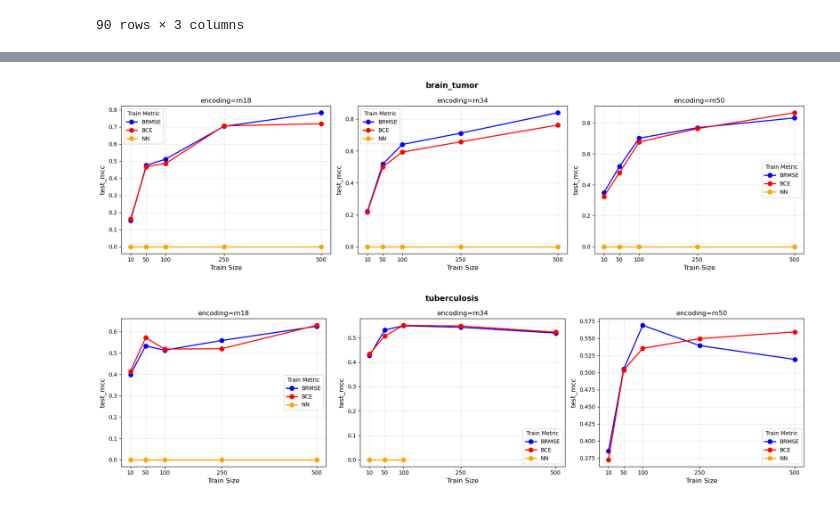
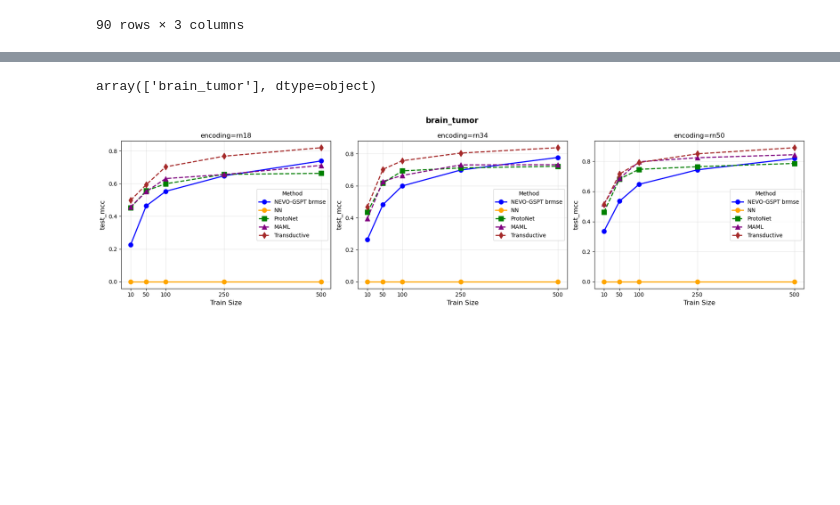
Before and after one commit to Fari98/NEVO-GSPT, a Jupyter notebook: visualizations/First Viz.ipynb, the cells around one changed output, grey strips where cells are left out. Cells and saved outputs as stored; diff of their text form; code cells hidden in the pictures; blank space fills up the shorter version.

```diff
--- a/visualizations/First Viz.ipynb
+++ b/visualizations/First Viz.ipynb
@@ -4,5 +4,5 @@ import matplotlib.pyplot as plt
 import matplot2tikz
 import numpy as np
 # %%
-df = pd.read_csv('../log/new_20251204.csv', header = None, names = ['dataset', 'train_fitness', 'test_fitness',  'parameters',
+df = pd.read_csv('../log/20260106.csv', header = None, names = ['dataset', 'train_fitness', 'test_fitness',  'parameters',
                                                         'depth', 'width', 'test_brmse', 'test_mcc', 'test_bce','seed', 'generation', 'timing'])
@@ -9,8 +30,8 @@ df = pd.read_csv('../log/new_20251204.csv', header = None, names = ['dataset', '
 # %%
-baseline_nn = pd.read_csv('../log/baseline_dropout_20251218.csv', header = None, names = ['dataset', 'test_brmse', 'test_bce',  'test_mcc',
+baseline_nn = pd.read_csv('../log/baseline_dropout_20260108.csv', header = None, names = ['dataset', 'test_brmse', 'test_bce',  'test_mcc',
                                                                                           'seed', 'generation', 'timing'])
 # %%
-fs_baseline = pd.read_csv("../log/20251222_fs_baseline.csv")
+fs_baseline = pd.read_csv("../log/20260105_fs_baseline.csv")
 # %%
 fs_baseline.head()
 # %% [output]
@@ -297,14 +120,18 @@ MEDIAN RANKINGS BY DATASET + ENCODING
+# %%
+datasets
+# %% [output]
+array(['brain_tumor'], dtype=object)
 # %%
-# Keep only last generation for each run
-# df = df.merge(last_gen, on=['dataset', 'encoding', 'train_size', 'train_metric', 'seed', 'generation'])
+# First, let's add the few-shot baseline methods to the plot
+# The fs_baseline df has columns like protonet_test_mcc, maml_test_mcc, transductive_test_mcc
+
+# Colors for the different methods
+colors = {'brmse': 'blue', 'bce': 'red'}
+fs_colors = {'protonet': 'green', 'maml': 'purple', 'transductive': 'brown'}
 
 # Parameter to choose metric
-METRIC = 'test_mcc'  # Change this to: 'test_brmse', 'test_mcc', or 'test_bce'
+METRIC = 'test_mcc'
 
-# Colors for train_metric
-colors = {'brmse': 'blue', 'bce': 'red'}
-
-# Get unique datasets and encodings
 datasets = df['dataset'].unique()
 encodings = df['encoding'].unique()
 
@@ -320,45 +147,61 @@ for dataset in datasets:
     plot_idx = 0
     for encoding in encodings:
         subset = df[(df['dataset'] == dataset) & (df['encoding'] == encoding) & (df['generation'] == 1000)]
 
-
-
         if len(subset) == 0:
             continue
 
         ax = axes[0, plot_idx]
 
-        for train_metric in ['brmse', 'bce']:
+        # Plot BRMSE data
+        for train_metric in ['brmse']:
             data = subset[subset['train_metric'] == train_metric]
 
             if len(data) == 0:
                 continue
 
-            # Group by train_size and compute mean
             grouped = data.groupby('train_size')[METRIC].median().sort_index()
+            color = colors.get(train_metric, 'gray')
+            ax.plot(grouped.index, grouped.values, 'o-', color=color, label='NEVO-GSPT ' + train_metric.lower(), linewidth=2, markersize=8)
 
-            color = colors.get(train_metric, 'gray')
-            ax.plot(grouped.index, grouped.values, 'o-', color=color, label=train_metric.upper(), linewidth=2, markersize=8)
-
-        subset_nn = baseline_nn[(baseline_nn['dataset'] == dataset) & (baseline_nn['encoding'] == encoding) ]
-
+        # Plot NN baseline
+        subset_nn = baseline_nn[(baseline_nn['dataset'] == dataset) & (baseline_nn['encoding'] == encoding)]
         grouped_nn = subset_nn.groupby('train_size')[METRIC].median().sort_index()
         ax.plot(grouped_nn.index, grouped_nn.values, 'o-', color='orange', label='NN', linewidth=2, markersize=8)
+
+        # Plot few-shot baselines from fs_baseline
+        # Filter fs_baseline for this dataset (assuming dataset names match or need mapping)
+        # You may need to adjust the dataset name matching
+        fs_subset = fs_baseline[
+            (fs_baseline['dataset'].str.contains(dataset, case=False)) &
+            (fs_baseline['dataset'].str.contains(encoding, case=False))
+        ]
+        if len(fs_subset) > 0:
+            # Plot ProtoNet
+            grouped_proto = fs_subset.groupby('train_size')['protonet_test_mcc'].median().sort_index()
+            ax.plot(grouped_proto.index, grouped_proto.values, 's--', color=fs_colors['protonet'],
+                    label='ProtoNet', linewidth=2, markersize=8)
+
+            # Plot MAML
+            grouped_maml = fs_subset.groupby('train_size')['maml_test_mcc'].median().sort_index()
+            ax.plot(grouped_maml.index, grouped_maml.values, '^--', color=fs_colors['maml'],
+                    label='MAML', linewidth=2, markersize=8)
+
+            # Plot Transductive
+            grouped_trans = fs_subset.groupby('train_size')['transductive_test_mcc'].median().sort_index()
+            ax.plot(grouped_trans.index, grouped_trans.values, 'd--', color=fs_colors['transductive'],
+                    label='Transductive', linewidth=2, markersize=8)
 
         ax.set_xlabel('Train Size', fontsize=12)
         ax.set_ylabel(METRIC, fontsize=12)
         ax.set_title(f'encoding={encoding}', fontsize=12)
-        ax.legend(title='Train Metric')
+        ax.legend(title='Method')
         ax.set_xticks(sorted(subset['train_size'].unique()))
         ax.grid(True, alpha=0.3)
 
         plot_idx += 1
 
     plt.tight_layout()
-    # filename = f'perf_{dataset}_{METRIC}.png'
-    # plt.savefig(filename, dpi=150)
     plt.show()
-    # print(f"Saved: {filename}")
 # %% [output]
-[figure, old version]
+[figure, new version]
-[figure, removed]
```
Also changed, not shown: parts of 14 cells of this notebook, 2 other files.
